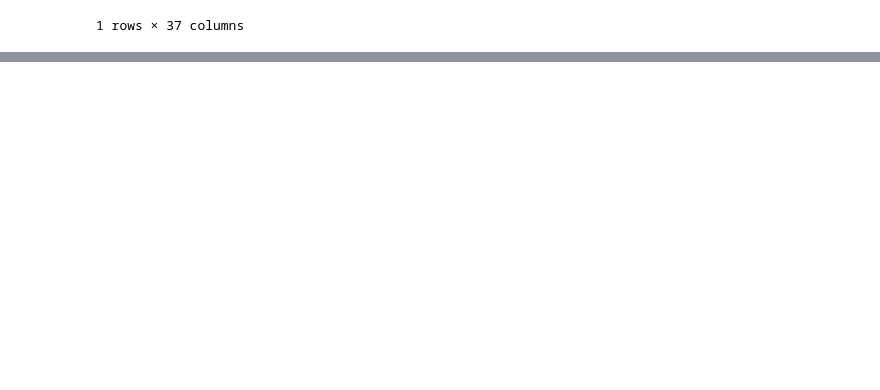
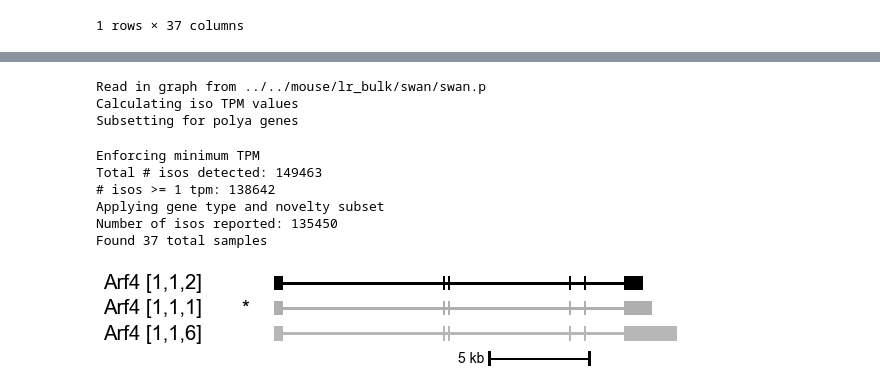
Before and after one commit to fairliereese/rnawg, a Jupyter notebook: figures/fig_5_mouse/fig_5.ipynb, the cells around one changed output, grey strips where cells are left out. Cells and saved outputs as stored; diff of their text form; code cells hidden in the pictures; blank space fills up the shorter version.

```diff
--- a/figures/fig_5_mouse/fig_5.ipynb
+++ b/figures/fig_5_mouse/fig_5.ipynb
@@ -162,0 +187,23 @@ df.loc[df.gname_sample_mm_det_centroid == 'ARF4']
+# %%
+plot_browser_isos_2(mouse_h5,
+                    mouse_swan_file,
+                    mouse_filt_ab,
+                    '',
+                    'Arf4',
+                    obs_col,
+                    'f1219',
+                    'figures/arf4_f1219_browser_isos.pdf',
+                    h=0.2,
+                    ref_sources=['vM21', 'vM25'],
+                    species='mouse')
+# %% [output]
+Read in graph from ../../mouse/lr_bulk/swan/swan.p
+Calculating iso TPM values
+Subsetting for polya genes
+Enforcing minimum TPM
+Total # isos detected: 149463
+# isos >= 1 tpm: 138642
+Applying gene type and novelty subset
+Number of isos reported: 135450
+Found 37 total samples
+[figure, added]
```
Also changed, not shown: parts of 2 cells of this notebook.
